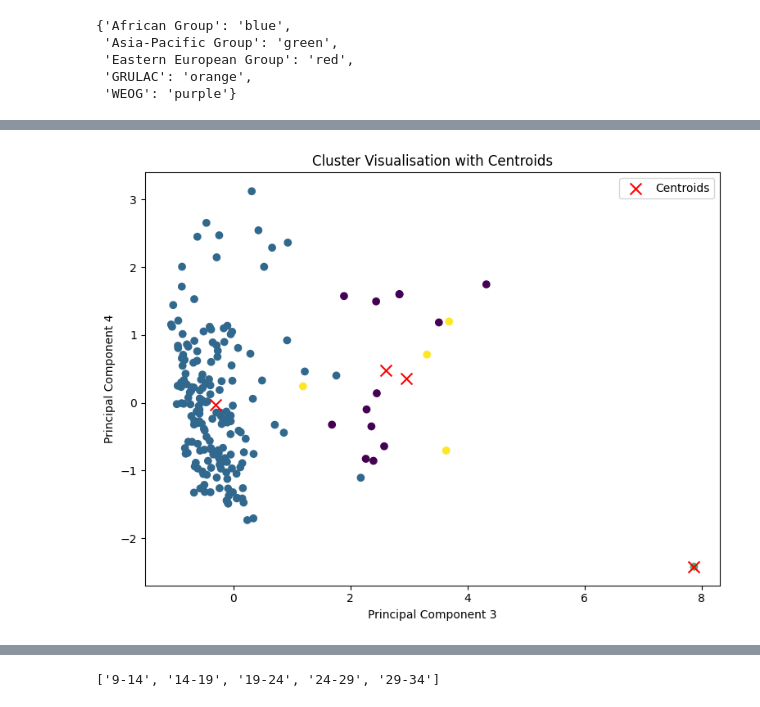
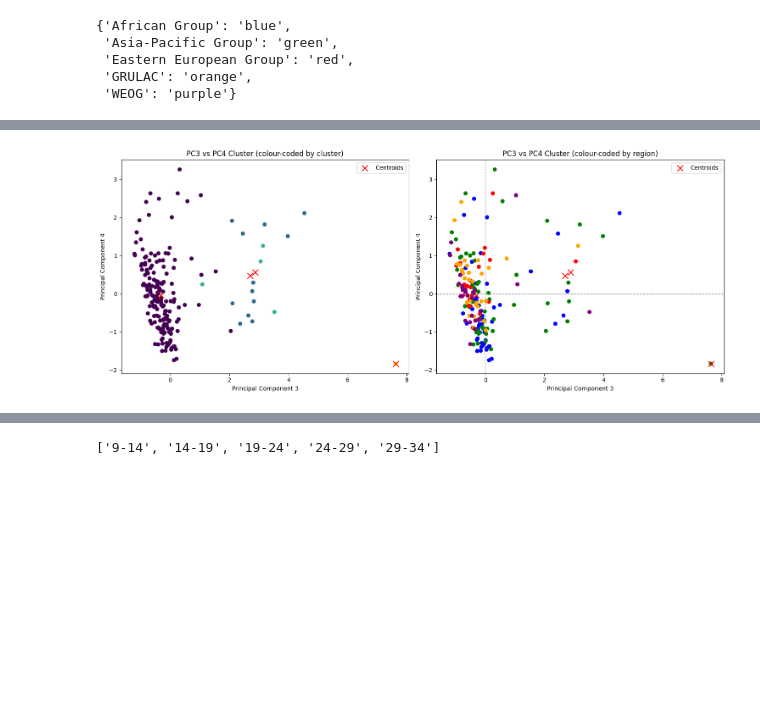
Before and after one commit to luanakimley/low-carbon-development-composite-index, a Jupyter notebook: multivariate_analysis.ipynb, the cells around one changed output, grey strips where cells are left out. Cells and saved outputs as stored; diff of their text form; code cells hidden in the pictures; blank space fills up the shorter version.

```diff
--- a/multivariate_analysis.ipynb
+++ b/multivariate_analysis.ipynb
@@ -669,18 +672,29 @@ plt.show()
 # %%
 plt.figure(figsize=(15, 6))
 
 plt.subplot(1, 2, 1)
 plt.scatter(selected_components[:, 2], selected_components[:, 3], c=clusters)
 plt.scatter(kmeans.cluster_centers_[:, 2], kmeans.cluster_centers_[:, 3], marker='x', s=100, c='red', label='Centroids')
 plt.xlabel('Principal Component 3')
 plt.ylabel('Principal Component 4')
-plt.title('Cluster Visualisation with Centroids')
+plt.title('PC3 vs PC4 Cluster (colour-coded by cluster)')
+plt.legend()
+
+plt.subplot(1, 2, 2)
+plt.scatter(selected_components[:, 2], selected_components[:, 3], c=country_colours)
+plt.scatter(kmeans.cluster_centers_[:, 2], kmeans.cluster_centers_[:, 3], marker='x', s=100, c='red', label='Centroids')
+plt.xlabel('Principal Component 3')
+plt.ylabel('Principal Component 4')
+
+plt.title('PC3 vs PC4 Cluster (colour-coded by region)')
+plt.axhline(0, color='gray', linestyle='--', linewidth=1)
+plt.axvline(0, color='gray', linestyle='--', linewidth=1)
 plt.legend()
 
 plt.tight_layout()
 plt.show()
 # %% [output]
-[figure, old version]
+[figure, new version]
 # %%
 plt.figure(figsize=(15, 6))
 
```
Also changed, not shown: parts of 66 cells of this notebook, 8 other files.
